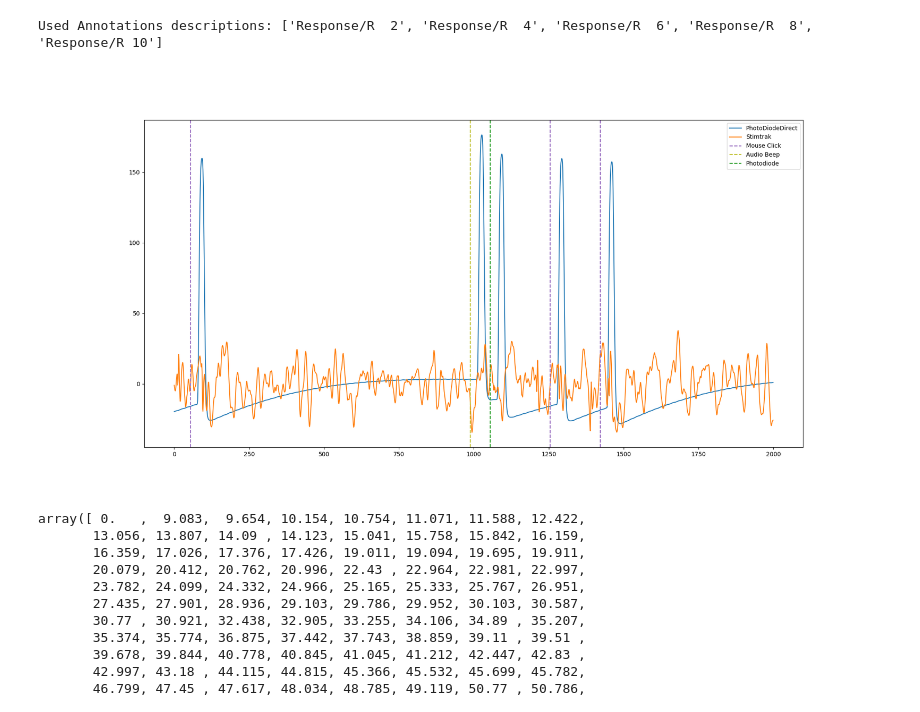
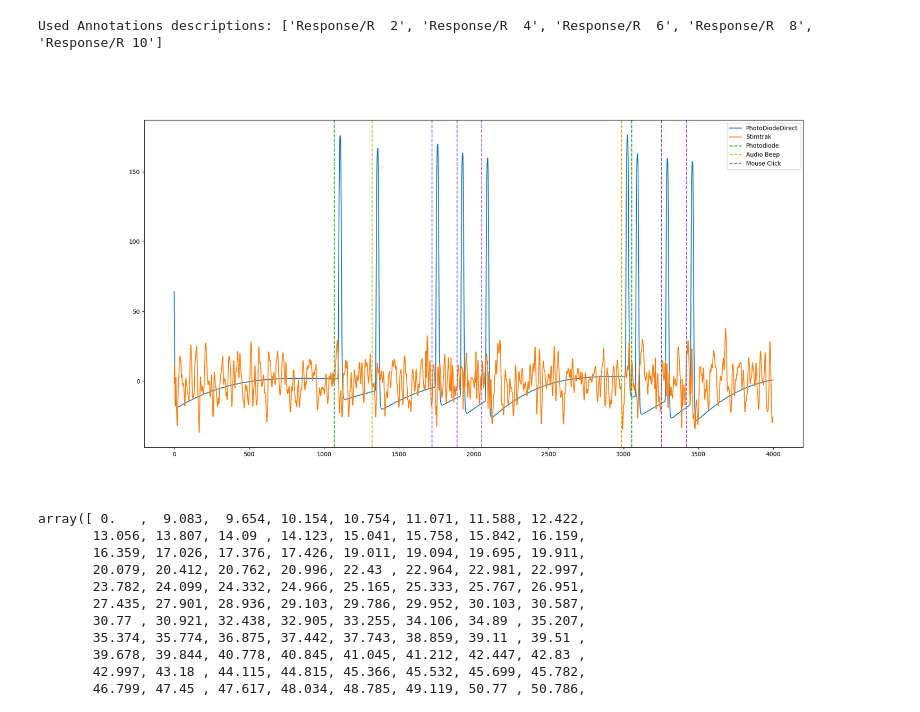
Before and after one commit to zeyus/psychopy-timing-tests, a Jupyter notebook: analysis/get-timings.ipynb, the cells around one changed output. Saved outputs shown, nothing was run; the diff lists cells and outputs as text; code cells hidden in the pictures.

```diff
--- a/analysis/get-timings.ipynb
+++ b/analysis/get-timings.ipynb
@@ -161,32 +161,34 @@ Used Annotations descriptions: ['Response/R  2', 'Response/R  4', 'Response/R  6
 # %%
 # get the photodiode and audio trigger data
 photodiode_data = raw.get_data([eeg_picks[0]])
 stimtrak_audio_data  = raw.get_data([eeg_picks[1]])
 
 triggers = events[0]
 
 
 photodiode_data = np.squeeze(photodiode_data)
 stimtrak_audio_data = np.squeeze(stimtrak_audio_data)
 # plot 1 second of data somewhere in the middle
 # get the middle of the recording
 middle = len(photodiode_data) // 2
-length = raw.info['sfreq']*2
+length = int(raw.info['sfreq']*2)
+
+start = middle - length
+end = middle + length
 
 plt.figure(figsize=(20, 10))
-plt.plot(photodiode_data[middle:int(middle+length)], label=photodiode_ch)
-plt.plot(stimtrak_audio_data[middle:int(middle+length)], label=stimtrak_audio_ch)
+plt.plot(photodiode_data[start:end], label=photodiode_ch)
+plt.plot(stimtrak_audio_data[start:end], label=stimtrak_audio_ch)
 # add triggers
 for trigger in triggers:
-    if trigger[0] > middle and trigger[0] < middle+length:
-        # color based on the event
-        plt.axvline(trigger[0] - middle, linestyle='--', label=event_segment_map[trigger[2]], color=f'C{trigger[2]}')
+    if trigger[0] >= start and trigger[0] < end:
+        plt.axvline(trigger[0] - start, linestyle='--', label=event_segment_map[trigger[2]], color=f'C{trigger[2]}')
 handles, labels = plt.gca().get_legend_handles_labels()
 by_label = dict(zip(labels, handles))
 plt.legend(by_label.values(), by_label.keys())
 plt.show()
 # %% [output]
-[figure, old version]
+[figure, new version]
 # %%
 # %% [output]
 array([ 0.   ,  9.083,  9.654, 10.154, 10.754, 11.071, 11.588, 12.422,
```
